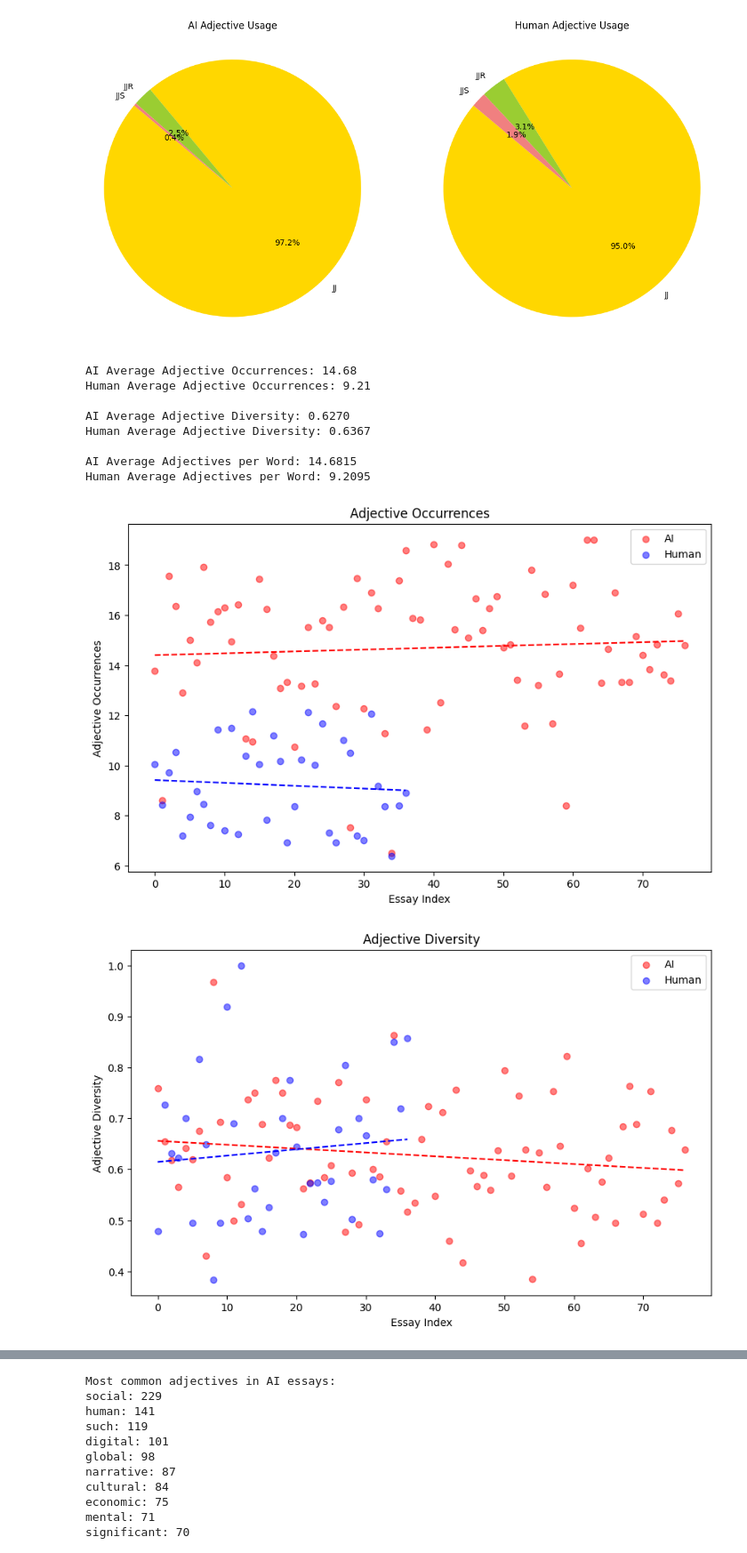
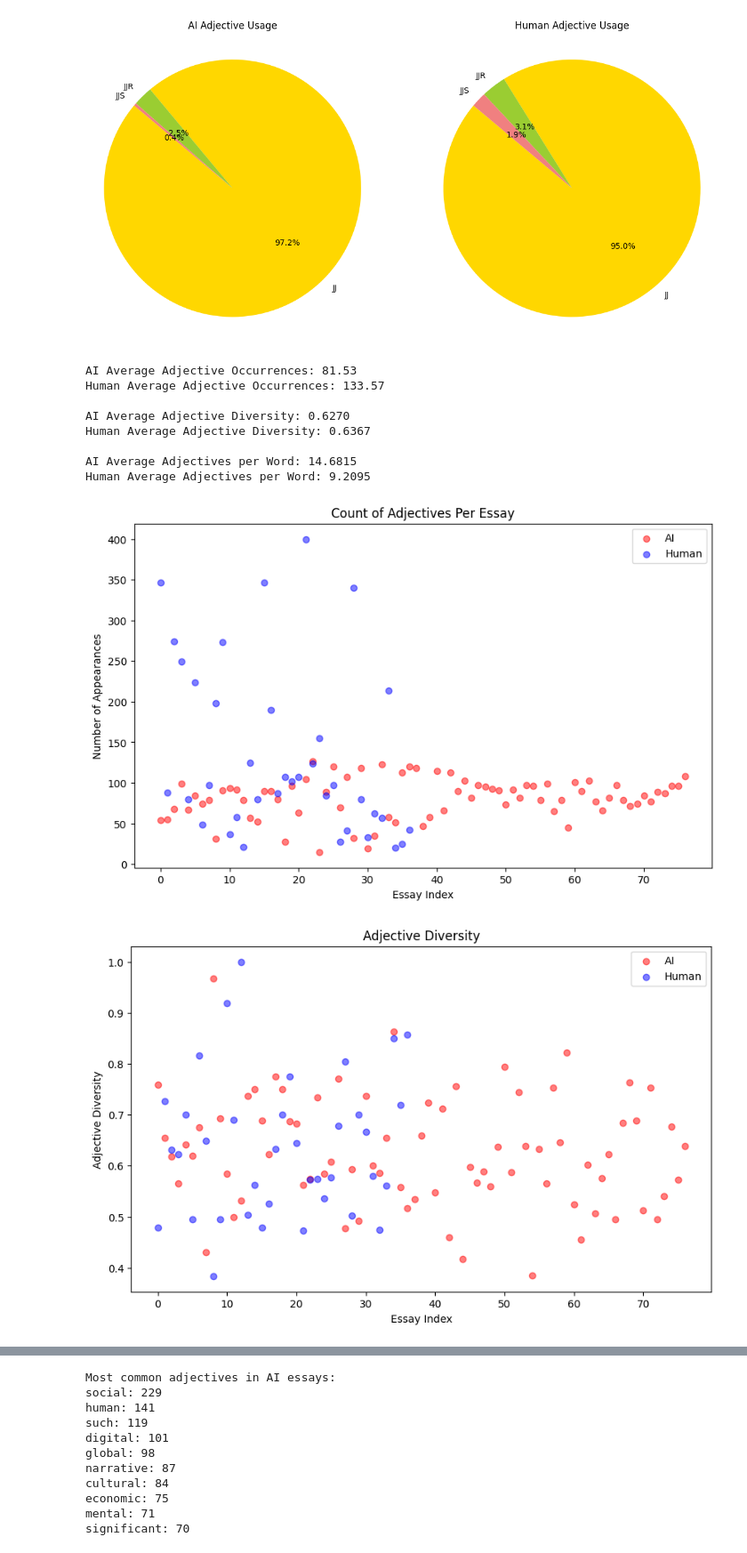
Before and after one commit to BroganDev21/Senior-Project, a Jupyter notebook: SeniorProject.ipynb, the cells around one changed output, grey strips where cells are left out. Shown at 89% size. Cells and saved outputs as stored; diff of their text form; code cells hidden in the pictures.

```diff
--- a/SeniorProject.ipynb
+++ b/SeniorProject.ipynb
@@ -1246,7 +1314,7 @@ def calculate_adjective_metrics(essays):
         total_adjectives = len(adjectives)
         total_words = len(words)
 
-        occurrences.append((total_adjectives / total_words * 100) if total_words > 0 else 0)
+        occurrences.append(total_adjectives)
         diversities.append(len(unique_adjectives) / total_adjectives if total_adjectives > 0 else 0)
         per_word_ratios.append((total_adjectives / total_words * 100) if total_words > 0 else 0)
 
@@ -1268,42 +1336,36 @@ print(f"Human Average Adjectives per Word: {np.mean(human_per_word):.4f}")
 def plot_combined_metric_with_trend(ai_data, human_data, title, xlabel, ylabel):
     plt.figure(figsize=(10, 6))
     ai_x_data = range(len(ai_data))
     human_x_data = range(len(human_data))
 
     # AI data
     plt.scatter(ai_x_data, ai_data, alpha=0.5, color='red', label='AI')
-    ai_z = np.polyfit(ai_x_data, ai_data, 1)
-    ai_p = np.poly1d(ai_z)
-    plt.plot(ai_x_data, ai_p(ai_x_data), "r--")
 
     # Human data
     plt.scatter(human_x_data, human_data, alpha=0.5, color='blue', label='Human')
-    human_z = np.polyfit(human_x_data, human_data, 1)
-    human_p = np.poly1d(human_z)
-    plt.plot(human_x_data, human_p(human_x_data), "b--")
 
     plt.title(title)
     plt.xlabel(xlabel)
     plt.ylabel(ylabel)
     plt.legend()
     plt.show()
 
 # Plot combined for Adjective Occurrences
-plot_combined_metric_with_trend(ai_occurrences, human_occurrences, 'Adjective Occurrences', 'Essay Index', 'Adjective Occurrences')
+plot_combined_metric_with_trend(ai_occurrences, human_occurrences, 'Count of Adjectives Per Essay', 'Essay Index', 'Number of Appearances')
 
 # Plot combined for Adjective Diversity
 plot_combined_metric_with_trend(ai_diversities, human_diversities, 'Adjective Diversity', 'Essay Index', 'Adjective Diversity')
 
 # Plot combined for Adjectives per Word
-plot_combined_metric_with_trend(ai_per_word, human_per_word, 'Adjectives per Word', 'Essay Index', 'Adjectives per Word')
+plot_combined_metric_with_trend(ai_per_word, human_per_word, 'Adjectives Per 100 Words', 'Essay Index', 'Adjectives Per Word')
 # %% [output]
-AI Average Adjective Occurrences: 14.68
-Human Average Adjective Occurrences: 9.21
+AI Average Adjective Occurrences: 81.53
+Human Average Adjective Occurrences: 133.57
 
 AI Average Adjective Diversity: 0.6270
 Human Average Adjective Diversity: 0.6367
 
 AI Average Adjectives per Word: 14.6815
 Human Average Adjectives per Word: 9.2095
-[figure, old version]
+[figure, new version]
-[figure, old version]
+[figure, new version]
```
Also changed, not shown: parts of 14 cells of this notebook.
